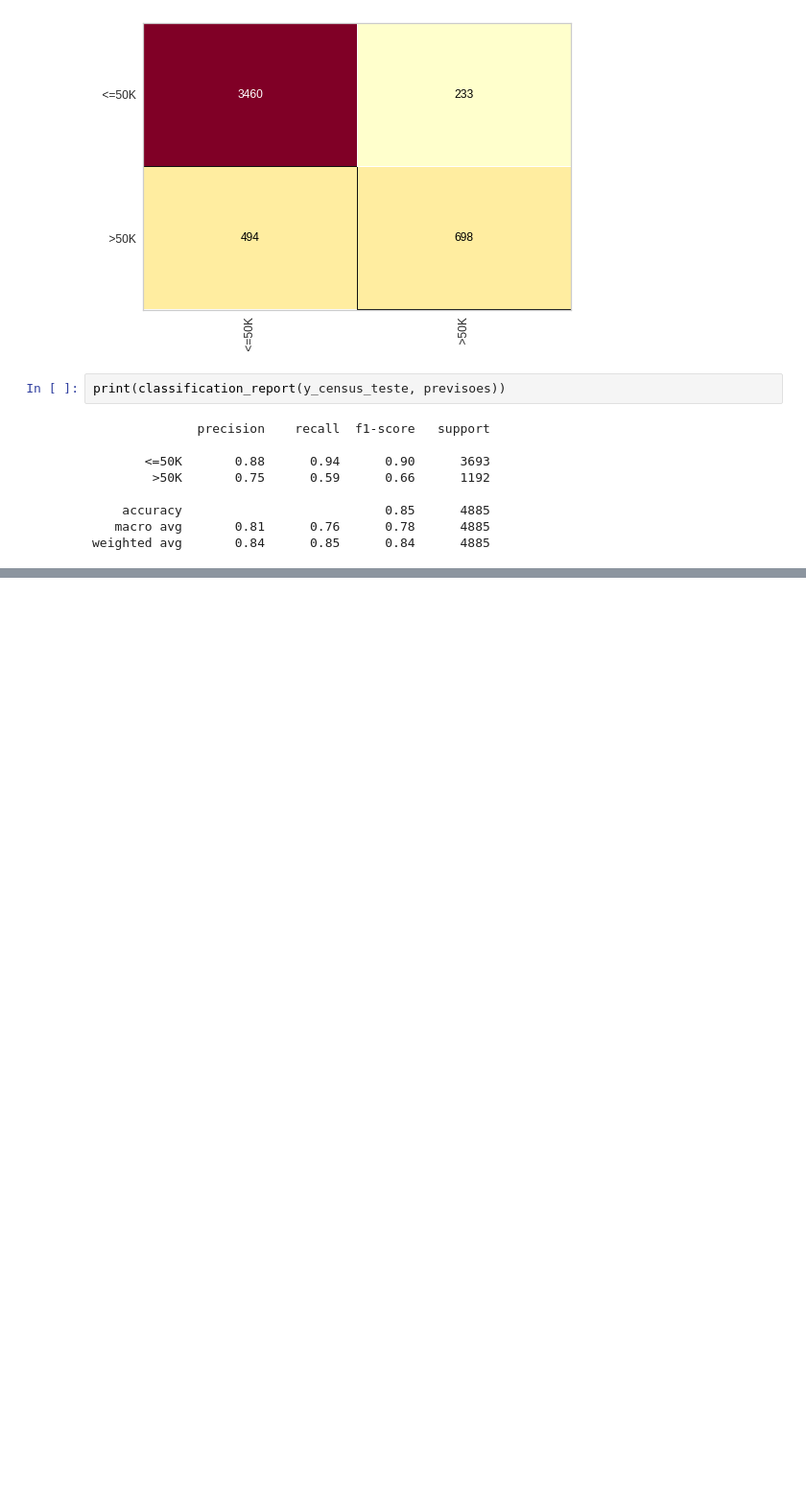
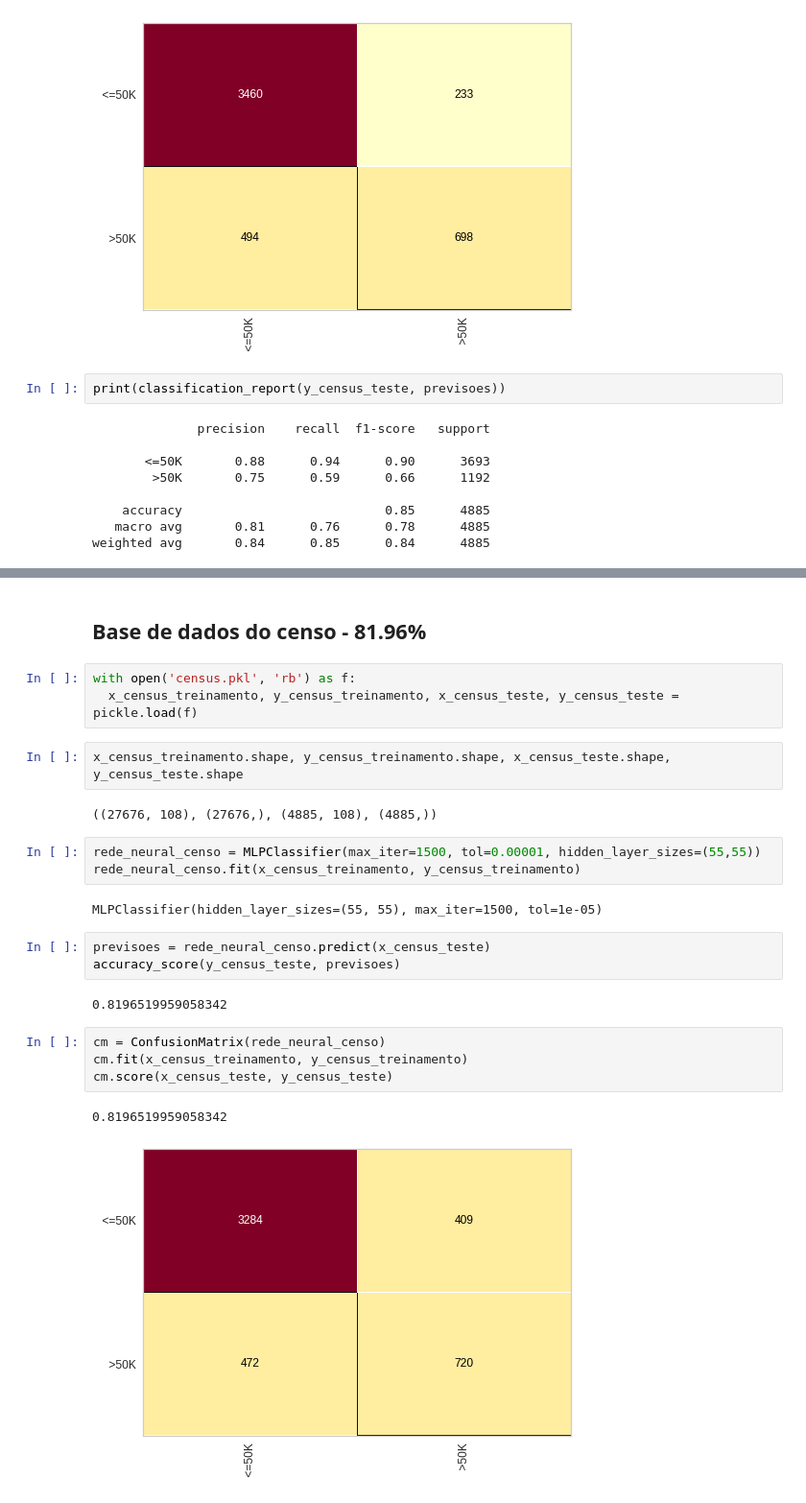
Before and after one commit to luhenr/processamentoDados-ML, a Jupyter notebook: DSML.ipynb, the cells around one changed output, grey strips where cells are left out. Shown at 96% size. Saved outputs shown, nothing was run; the diff lists cells and outputs as text; blank space fills up the shorter version.

```diff
--- a/DSML.ipynb
+++ b/DSML.ipynb
@@ -1402,0 +1467,26 @@ weighted avg       0.84      0.85      0.84      4885
+# %% [markdown]
+## Base de dados do censo - 81.96%
+# %%
+with open('census.pkl', 'rb') as f:
+  x_census_treinamento, y_census_treinamento, x_census_teste, y_census_teste = pickle.load(f)
+# %%
+x_census_treinamento.shape, y_census_treinamento.shape, x_census_teste.shape, y_census_teste.shape
+# %% [output]
+((27676, 108), (27676,), (4885, 108), (4885,))
+# %%
+rede_neural_censo = MLPClassifier(max_iter=1500, tol=0.00001, hidden_layer_sizes=(55,55))
+rede_neural_censo.fit(x_census_treinamento, y_census_treinamento)
+# %% [output]
+MLPClassifier(hidden_layer_sizes=(55, 55), max_iter=1500, tol=1e-05)
+# %%
+previsoes = rede_neural_censo.predict(x_census_teste)
+accuracy_score(y_census_teste, previsoes)
+# %% [output]
+0.8196519959058342
+# %%
+cm = ConfusionMatrix(rede_neural_censo)
+cm.fit(x_census_treinamento, y_census_treinamento)
+cm.score(x_census_teste, y_census_teste)
+# %% [output]
+0.8196519959058342
+[figure, added]
```
Also changed, not shown: parts of 12 cells of this notebook.
